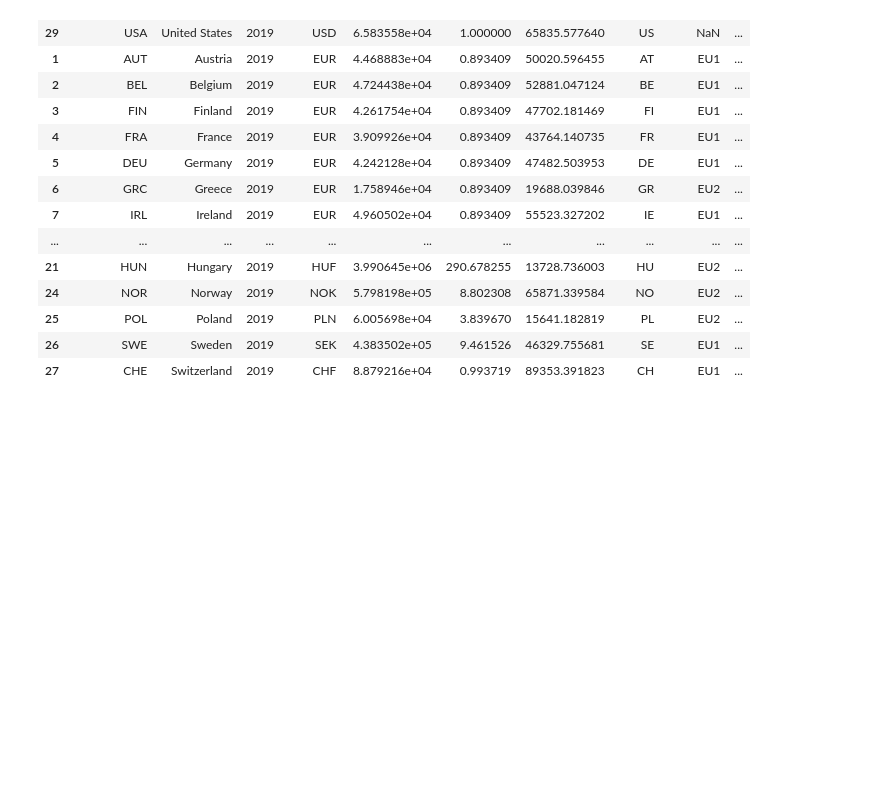
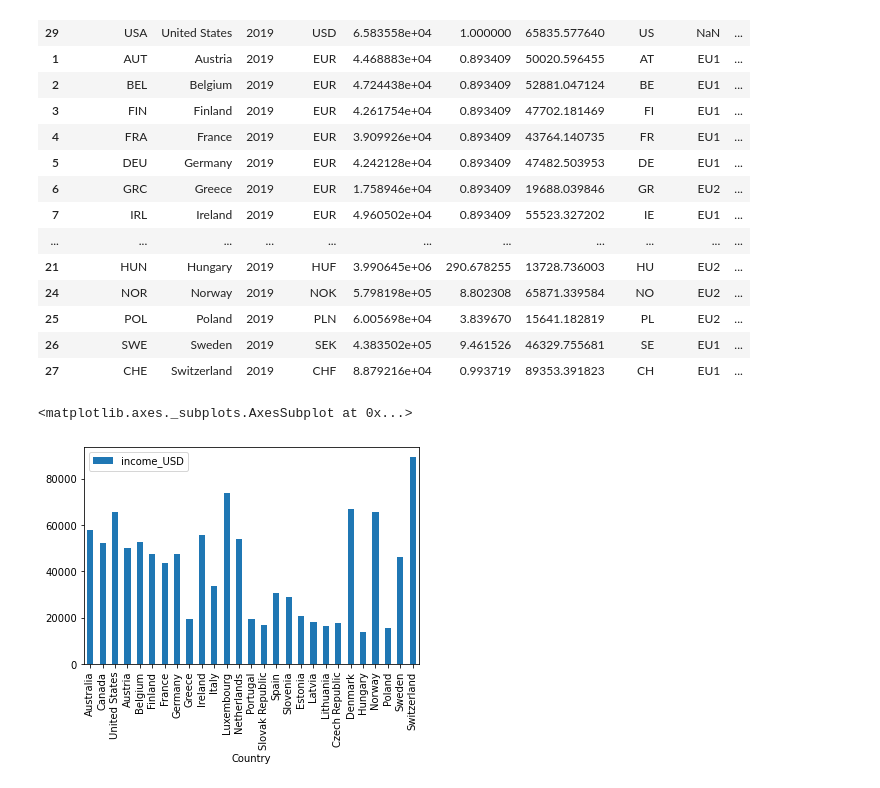
Before and after one commit to oscahui/ETL-project, a Jupyter notebook: isthereanydeal API.ipynb, the cells around one changed output. Cells and saved outputs as stored; diff of their text form; code cells hidden in the pictures; blank space fills up the shorter version.

```diff
--- a/isthereanydeal API.ipynb
+++ b/isthereanydeal API.ipynb
@@ -128,8 +112,5 @@ for index in top_df.plain:
         region_list.append(i.upper())
         game_list.append(index)
         price_df=price_df.append(price_dict[index]['list'],ignore_index=True)
-
-
-price_df['currency']=currency_list
-price_df['region']=region_list
-price_df['game']=game_list
+        time.sleep(5)
+        print(f"{i} {response_1['.meta']['currency']} {index}")
@@ -157,7 +199,7 @@ euro_df=euro_df.dropna(subset=['avg_price'])
 # %%
 result_df=income2_df.append(euro_df)
 # %%
-result_df['price_index']=result_df['avg_price']/result_df['Annual_income']
+result_df['price_index']=result_df['avg_price']/result_df['Annual_income']*100
 # %%
 result_df
 # %% [output]
@@ -178,3 +220,8 @@ result_df
 | 25 | POL | Poland | 2019 | PLN | 6.005698e+04 | 3.839670 | 15641.182819 | PL | EU2 | ... |
 | 26 | SWE | Sweden | 2019 | SEK | 4.383502e+05 | 9.461526 | 46329.755681 | SE | EU1 | ... |
 | 27 | CHE | Switzerland | 2019 | CHF | 8.879216e+04 | 0.993719 | 89353.391823 | CH | EU1 | ... |
+# %%
+result_df.plot.bar(x='Country',y='income_USD')
+# %% [output]
+<matplotlib.axes._subplots.AxesSubplot at 0x...>
+[figure, added]
```
Also changed, not shown: parts of 13 cells of this notebook, 1 other file.
